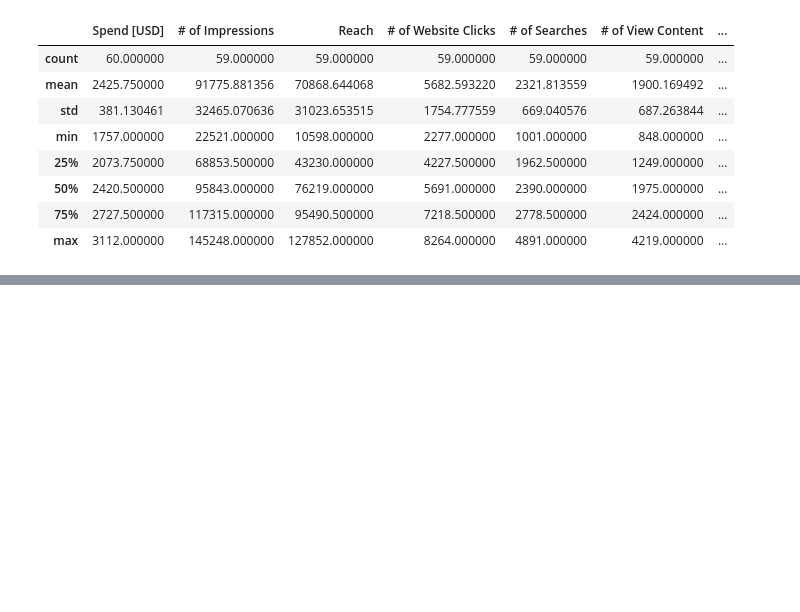
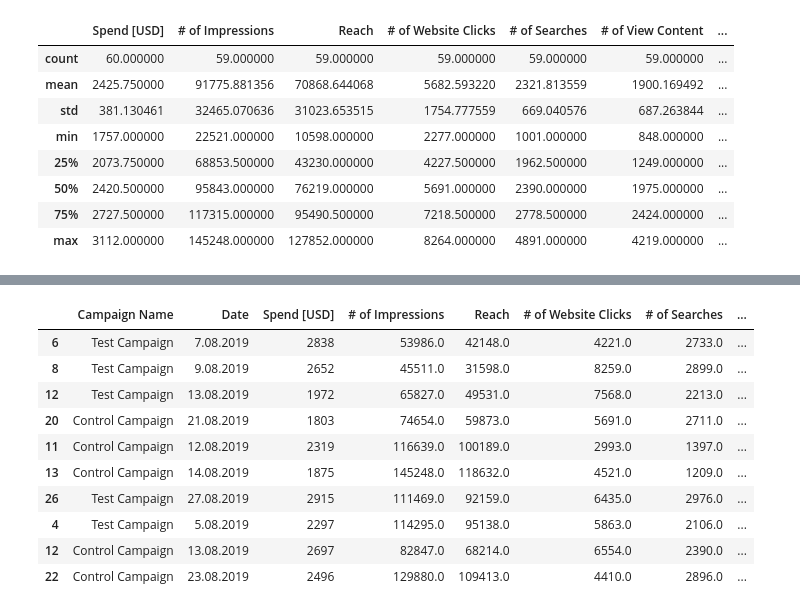
Before and after one commit to muarrikhyazka/ab-test-for-marketing-campaign-ads, a Jupyter notebook: ab-test-for-marketing-campaign-ads.ipynb, the cells around one changed output, grey strips where cells are left out. Saved outputs shown, nothing was run; the diff lists cells and outputs as text; code cells hidden in the pictures; blank space fills up the shorter version.

```diff
--- a/ab-test-for-marketing-campaign-ads.ipynb
+++ b/ab-test-for-marketing-campaign-ads.ipynb
@@ -57,0 +74,15 @@ df.describe()
+# %%
+## get top ten by number of purchase
+df.sort_values(by='# of Purchase', ascending=False).iloc[:10]
+# %% [output]
+|  | Campaign Name | Date | Spend [USD] | # of Impressions | Reach | # of Website Clicks | # of Searches | ... |
+| 6 | Test Campaign | 7.08.2019 | 2838 | 53986.0 | 42148.0 | 4221.0 | 2733.0 | ... |
+| 8 | Test Campaign | 9.08.2019 | 2652 | 45511.0 | 31598.0 | 8259.0 | 2899.0 | ... |
+| 12 | Test Campaign | 13.08.2019 | 1972 | 65827.0 | 49531.0 | 7568.0 | 2213.0 | ... |
+| 20 | Control Campaign | 21.08.2019 | 1803 | 74654.0 | 59873.0 | 5691.0 | 2711.0 | ... |
+| 11 | Control Campaign | 12.08.2019 | 2319 | 116639.0 | 100189.0 | 2993.0 | 1397.0 | ... |
+| 13 | Control Campaign | 14.08.2019 | 1875 | 145248.0 | 118632.0 | 4521.0 | 1209.0 | ... |
+| 26 | Test Campaign | 27.08.2019 | 2915 | 111469.0 | 92159.0 | 6435.0 | 2976.0 | ... |
+| 4 | Test Campaign | 5.08.2019 | 2297 | 114295.0 | 95138.0 | 5863.0 | 2106.0 | ... |
+| 12 | Control Campaign | 13.08.2019 | 2697 | 82847.0 | 68214.0 | 6554.0 | 2390.0 | ... |
+| 22 | Control Campaign | 23.08.2019 | 2496 | 129880.0 | 109413.0 | 4410.0 | 2896.0 | ... |
```
Also changed, not shown: parts of 8 cells of this notebook.
